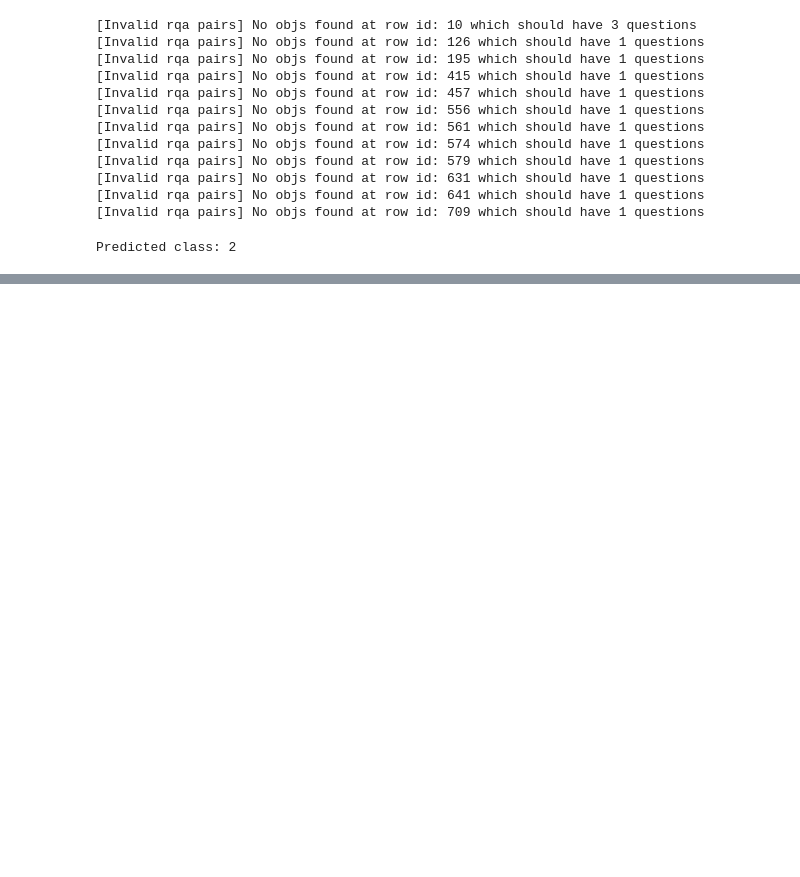
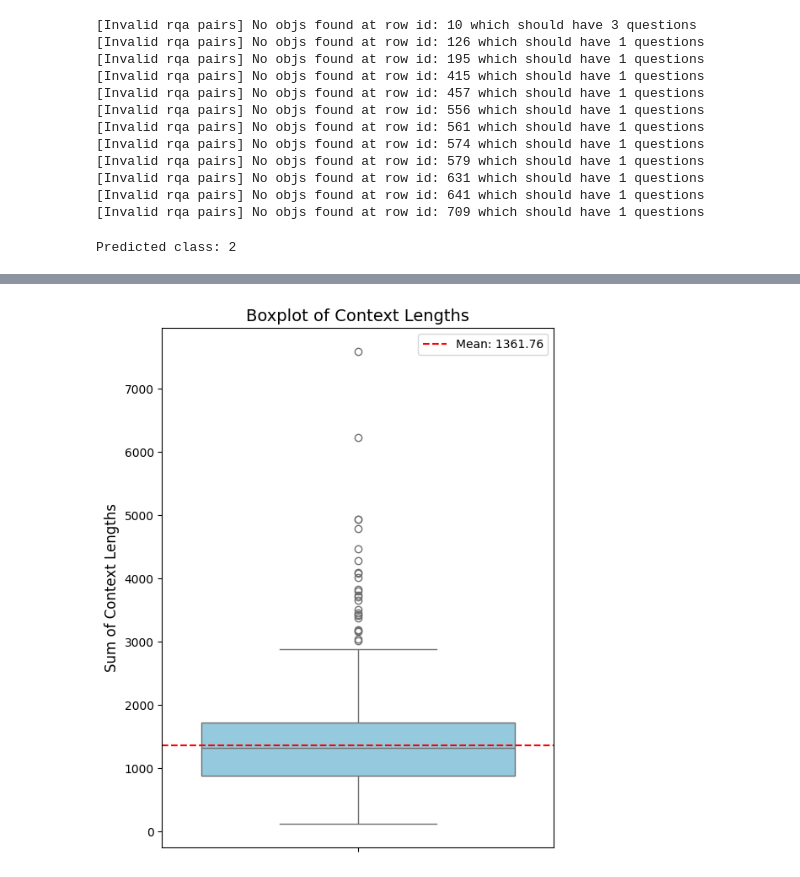
Before and after one commit to zz9tf/Fine-Tuned-GPT-2-with-articles-ground-truth, a Jupyter notebook: code/llamaIndex/experiment/step_4_generate_dataset/utils.ipynb, the cells around one changed output, grey strips where cells are left out. Drawn from its saved outputs; the diff is of its cells as text; code cells hidden in the pictures; blank space fills up the shorter version.

```diff
--- a/code/llamaIndex/experiment/step_4_generate_dataset/utils.ipynb
+++ b/code/llamaIndex/experiment/step_4_generate_dataset/utils.ipynb
@@ -72,3 +72,23 @@ with torch.no_grad():
 print(f"Predicted class: {predicted_class.item()}")
 # %% [output]
 Predicted class: 2
+# %%
+import json
+import pandas as pd
+
+file_path = "./dataset/gpt-4o-batch-all-target_with_predictor_retrieved_contexts_dataset_condition_2.jsonl"
+
+# Read the JSONL file line by line and convert it into a list of dictionaries
+data = []
+with open(file_path, 'r') as file:
+    for line in file:
+        data.append(json.loads(line.strip()))  # Parse each line as JSON and add it to the list
+
+# Create a DataFrame from the list of dictionaries
+df = pd.DataFrame(data)
+
+# Add a new column for the sum of the lengths of the 'context' field
+df['context_length_sum'] = df['context'].apply(lambda context: sum(len(text) for text in context))
+
+# Display the updated DataFrame
+df.head()
@@ -74,0 +102,22 @@ Predicted class: 2
+# %%
+import matplotlib.pyplot as plt
+import seaborn as sns
+
+mean_length = df['context_length_sum'].mean()
+
+# Plot the boxplot
+plt.figure(figsize=(8, 6))
+sns.boxplot(x=df['context_length_sum'], color="skyblue")
+
+# Display the mean value as a vertical line
+plt.axvline(mean_length, color='red', linestyle='--', label=f'Mean: {mean_length:.2f}')
+
+# Add titles and labels
+plt.title("Boxplot of Context Lengths", fontsize=14)
+plt.xlabel("Sum of Context Lengths", fontsize=12)
+plt.legend()
+
+# Show the plot
+plt.show()
+# %% [output]
+[figure, added]
```
Also changed, not shown: parts of 1 cell of this notebook, 4 other files.
